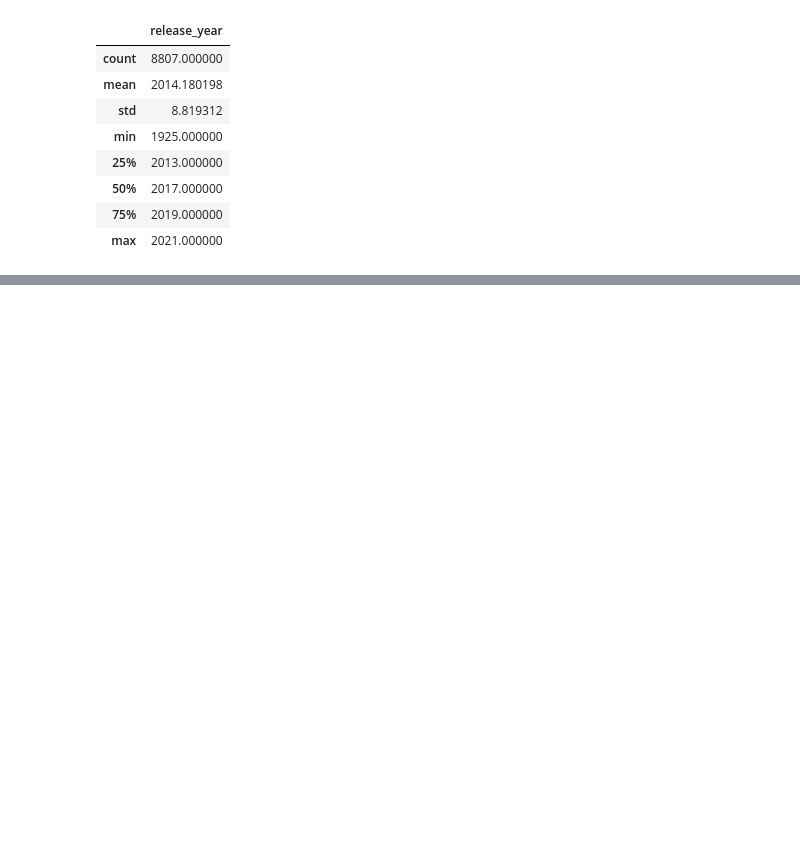
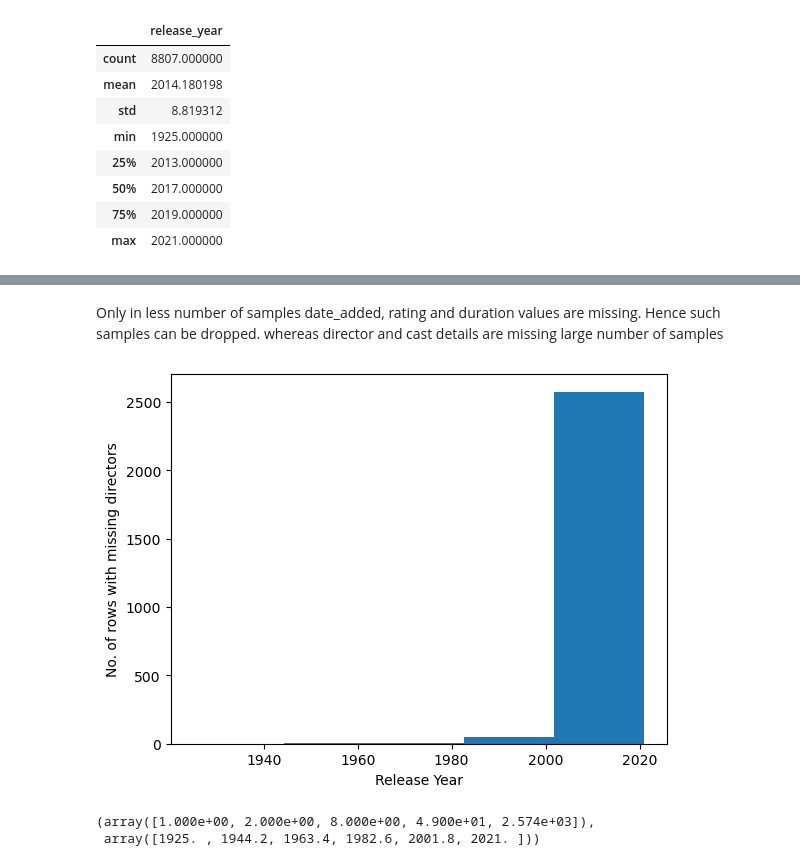
Before and after one commit to muthuganeshece/Business-Case-Study, a Jupyter notebook: Netflix/Code/EDA.ipynb, the cells around one changed output, grey strips where cells are left out. Cells and saved outputs as stored; diff of their text form; code cells hidden in the pictures; blank space fills up the shorter version.

```diff
--- a/Netflix/Code/EDA.ipynb
+++ b/Netflix/Code/EDA.ipynb
@@ -55,0 +84,16 @@ Only in less number of samples date_added, rating and duration values are missin
+# %% [markdown]
+Only in less number of samples date_added, rating and duration values are missing. Hence such samples can be dropped. whereas director and cast details are missing large number of samples
+# %%
+cnt, bins, _ = plt.hist(data[data['director'].isna()]['release_year'], bins = 5)
+plt.xlabel('Release Year')
+plt.ylabel('No. of rows with missing directors')
+plt.show()
+# Inference: Samples with movies/shows released after 2000 are having missing director names
+#
+# %% [output]
+[figure, added]
+# %%
+plt.bar(np.arange(len(cnt)), cnt*100/cnt.sum())
+# %% [output]
+(array([1.000e+00, 2.000e+00, 8.000e+00, 4.900e+01, 2.574e+03]),
+ array([1925. , 1944.2, 1963.4, 1982.6, 2001.8, 2021. ]))
```
Also changed, not shown: parts of 19 cells of this notebook.
